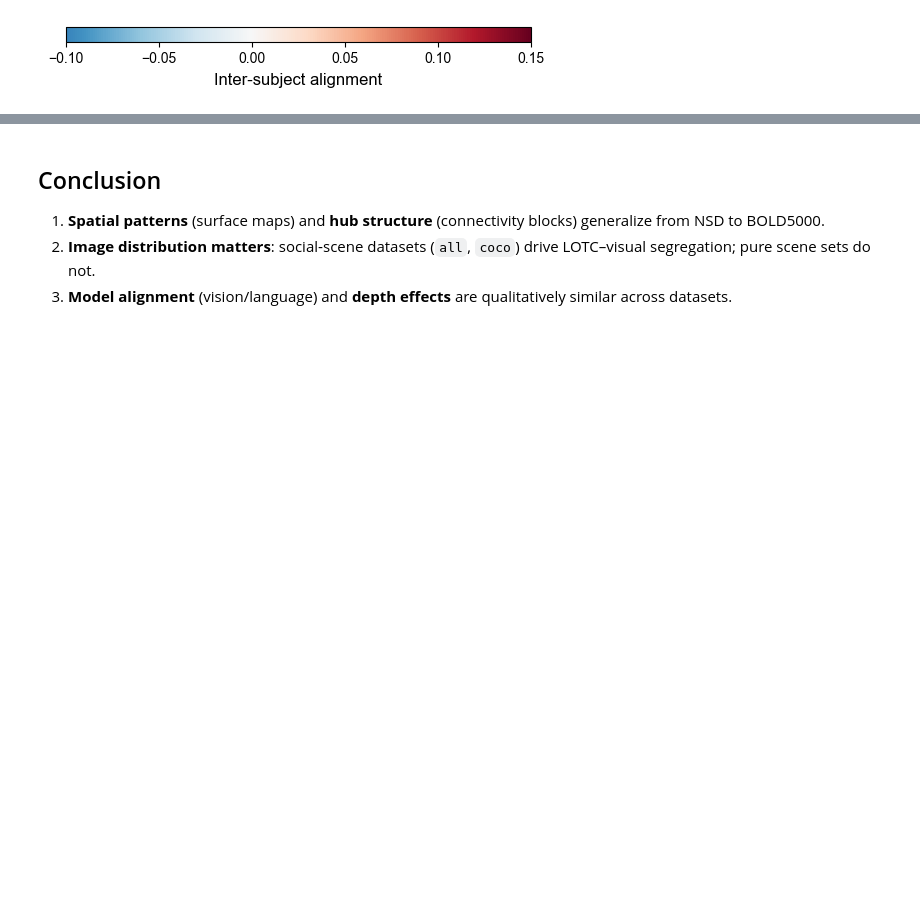
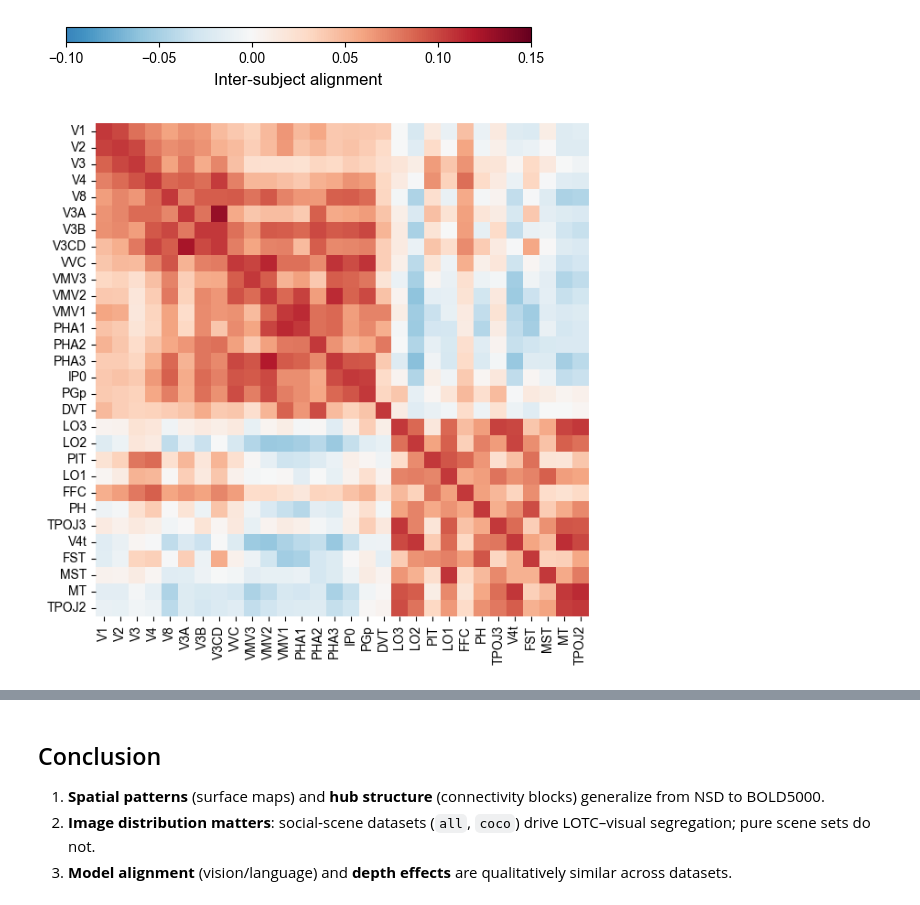
Before and after one commit to memory-formation/convergent-transformations, a Jupyter notebook: 5_notebooks/10_bold5000_alignment.ipynb, the cells around one changed output, grey strips where cells are left out. Cells and saved outputs as stored; diff of their text form; code cells hidden in the pictures; blank space fills up the shorter version.

```diff
--- a/5_notebooks/10_bold5000_alignment.ipynb
+++ b/5_notebooks/10_bold5000_alignment.ipynb
@@ -381,3 +485,44 @@ plot_cbar_set(title=title, filename=output_folder / output_file, vmax=vmax, vmin
 # %% [output]
 [figure]
 [figure]
+# %%
+import numpy as np
+cmap = "RdBu_r"
+subset = "all" # 'all', 'coco', 'imagenet', 'scenes'
+
+filename = filenames[subset]["subject"]["joined"]
+df_subject = pd.read_parquet(filename)
+df_subject = df_subject.groupby(["roi_x", "roi_y"]).similarity.mean().reset_index()
+hcp = pd.read_csv(hcp_filename)
+hcp = hcp[["roi", "name"]]
+df_subject = df_subject.merge(hcp, left_on="roi_x", right_on="roi", how="left", suffixes=("", "_x"))
+df_subject = df_subject.rename(columns={"name": "name_x"}).drop(columns=["roi"])
+df_subject = df_subject.merge(hcp, left_on="roi_y", right_on="roi", how="left", suffixes=("", "_y"))
+df_subject = df_subject.rename(columns={"name": "name_y"}).drop(columns=["roi_y"])
+df_subject_selected = df_subject.query("name_x in @connectivity_order and name_y in @connectivity_order").copy()
+df_connectivity = df_subject_selected.copy().rename(columns={"roi": "roi_y"})
+df_subject_selected_self = df_subject_selected.query("roi_x == roi")[["roi_x", "roi", "similarity"]]
+df_subject_selected = df_subject_selected.merge(df_subject_selected_self[["roi_x", "similarity"]].rename(columns={"similarity": "self_similarity_x"}), on=["roi_x"])
+df_subject_selected = df_subject_selected.merge(df_subject_selected_self[["roi", "similarity"]].rename(columns={"similarity": "self_similarity"}), on=["roi"])
+df_subject_selected["similarity_normalized"] = df_subject_selected["similarity"] / np.sqrt(df_subject_selected["self_similarity_x"]**2 + df_subject_selected["self_similarity"]**2)
+# pivot
+df_subject_selected = df_subject_selected.pivot(index="name_x", columns="name_y", values="similarity_normalized")
+df_subject_selected = df_subject_selected.loc[connectivity_order, connectivity_order]
+
+fig, ax = plt.subplots(figsize=(7, 7))
+vmax = 1# round(float(df_subject_selected.max().max()), 2)
+
+sns.heatmap(data=df_subject_selected, vmin=-vmax, vmax=vmax, center=0, cmap=cmap, square=True, cbar=False,
+            xticklabels=df_subject_selected.columns,
+            yticklabels=df_subject_selected.index, ax=ax)
+ax.set_xlabel("")
+ax.set_ylabel("")
+output_filename = f"04_rsa_bold5000_subject_{subset}_heatmap_{vmax:.2f}_normalized.pdf"
+#fig.savefig(output_folder / output_filename, bbox_inches="tight", transparent=True)
+
+# Colorbar for the connectivity
+#title="Inter-subject alignment"
+#output_file = "04_colorbar_{vmax:.2f}.pdf"
+#plot_cbar_set(title=title, filename=output_folder / output_file, vmax=vmax, vmin=-0.1, locator=0.05)
+# %% [output]
+[figure, added]
```
Also changed, not shown: parts of 13 cells of this notebook, 12 other files.
